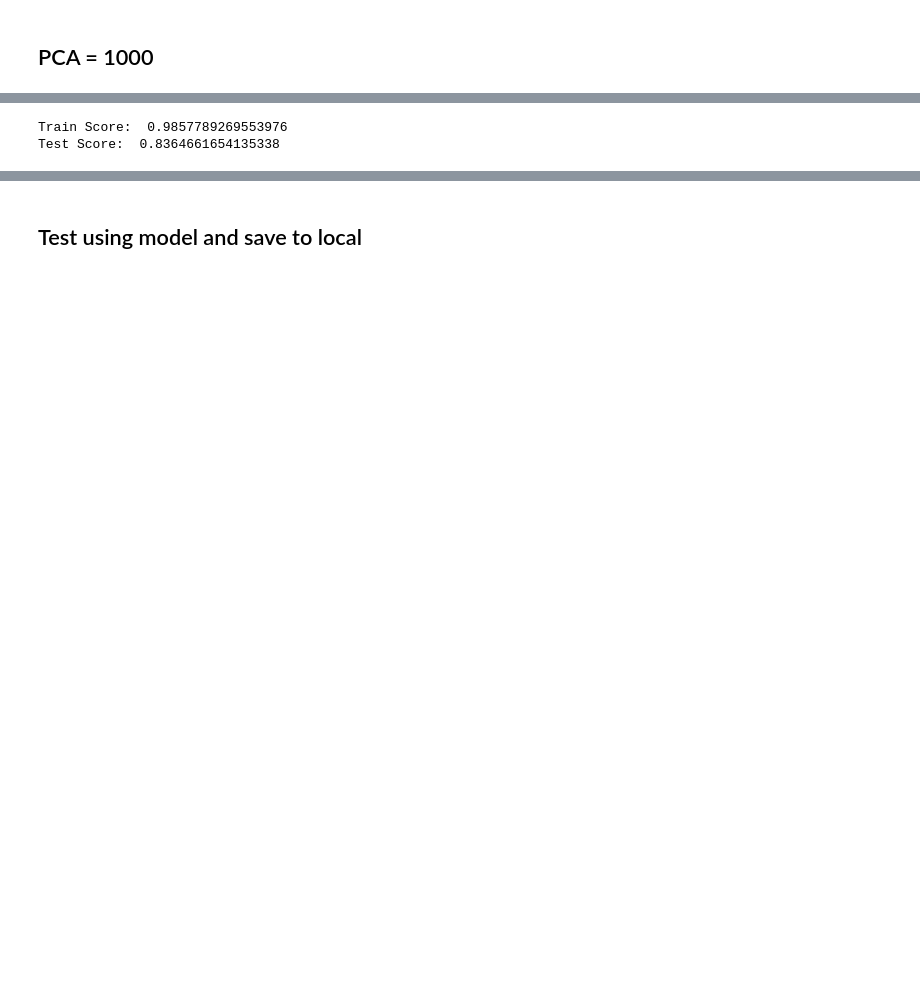
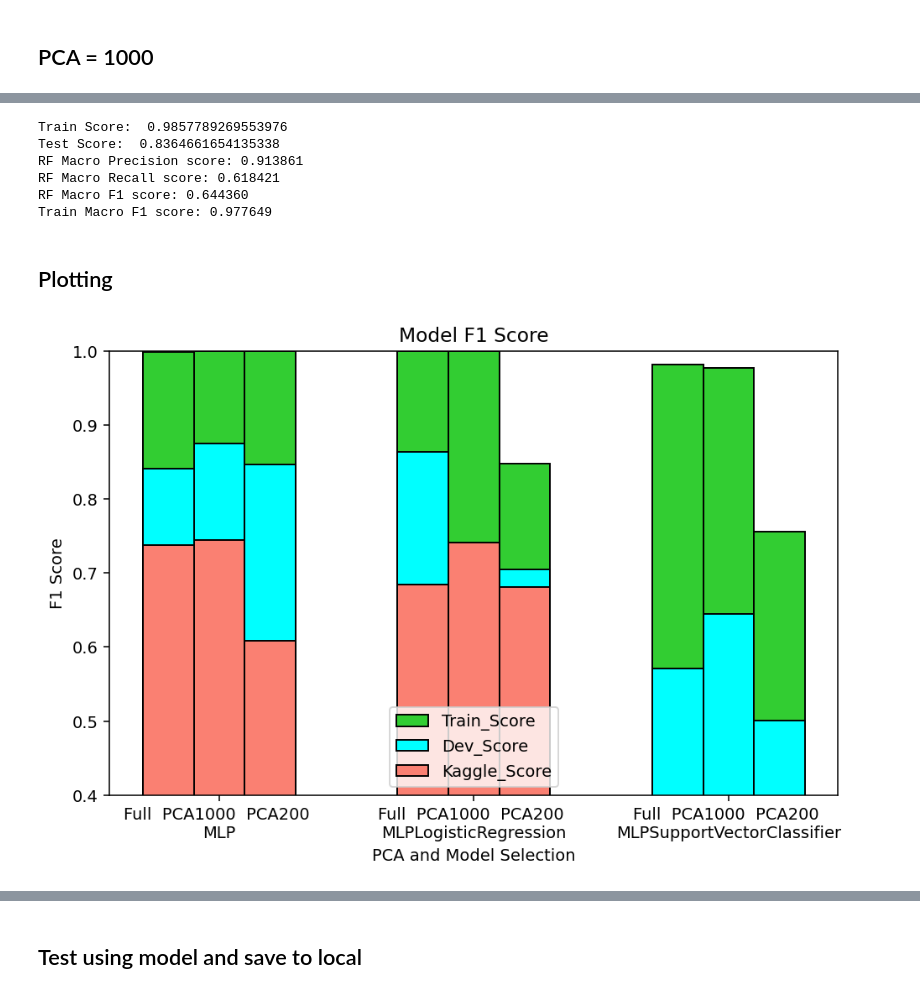
Before and after one commit to lich2000117/Fake-Tweets-Rumour-Detection, a Jupyter notebook: Analysis.ipynb, the cells around one changed output, grey strips where cells are left out. Saved outputs shown, nothing was run; the diff lists cells and outputs as text; code cells hidden in the pictures; blank space fills up the shorter version.

Commit message:
add plot module

```diff
--- a/Analysis.ipynb
+++ b/Analysis.ipynb
@@ -405,6 +551,77 @@ Train_Score = svm_clf.score(X_train_scaled_reduced_pca600, y_train) # X_train_sc
 Test_Score = svm_clf.score(X_dev_scaled_reduced_pca600, y_dev) # X_dev_scaled_reduced for PCA
 print("Train Score: ", Train_Score)
 print("Test Score: ", Test_Score)
+
+
+valid_pred = svm_clf.predict(X_dev_scaled_reduced_pca600)
+Y_valid = y_dev
+rf_precision = precision_score(Y_valid, valid_pred, average = "macro")
+print("RF Macro Precision score: %f " % rf_precision)
+rf_recall = recall_score(Y_valid, valid_pred, average = "macro")
+print("RF Macro Recall score: %f " % rf_recall)
+rf_f1 = f1_score(Y_valid, valid_pred, average = "macro")
+print("RF Macro F1 score: %f " % rf_f1)
+
+train_pred = svm_clf.predict(X_train_scaled_reduced_pca600)
+rf_f1 = f1_score(y_train, train_pred, average = "macro")
+print("Train Macro F1 score: %f " % rf_f1)
 # %% [output]
 Train Score:  0.9857789269553976
 Test Score:  0.8364661654135338
+RF Macro Precision score: 0.913861
+RF Macro Recall score: 0.618421
+RF Macro F1 score: 0.644360
+Train Macro F1 score: 0.977649
+# %% [markdown]
+## Plotting
+# %%
+
+import numpy as np
+import matplotlib.pyplot as plt
+plt.rcParams['figure.dpi'] = 140
+N = 3
+barWidth = 0.2
+
+fig = plt.subplots(figsize =(8, 5))
+
+# Full Attributes
+Train_Score = [0.999009, 1, 0.981802 ]
+Dev_Score = [0.840951, 0.863485, 0.570614 ]
+Kaggle_Score = [0.73809, 0.68421, 0]
+br1 = np.arange(len(Train_Score))
+p1 = plt.bar(br1, Train_Score, color='limegreen', width=barWidth,edgecolor='black')
+p2 = plt.bar(br1, Dev_Score, color='cyan', width=barWidth,  bottom=0,edgecolor='black')
+p3 = plt.bar(br1, Kaggle_Score, color='salmon', width=barWidth, bottom=0,edgecolor='black')
+
+# PCA=1000
+Train_Score = [ 1, 1, 0.977649 ]
+Dev_Score = [0.874801 , 0.704559 , 0.644360]
+Kaggle_Score = [0.74418, 0.74074, 0]
+br2 = [x + barWidth for x in br1]
+p1 = plt.bar(br2, Train_Score, color='limegreen', width=barWidth, edgecolor='black')
+p2 = plt.bar(br2, Dev_Score, color='cyan', width=barWidth, bottom=0,edgecolor='black')
+p3 = plt.bar(br2, Kaggle_Score, color='salmon', width=barWidth, bottom=0,edgecolor='black')
+
+# PCA=200
+Train_Score = [1, 0.848178 , 0.755559 ]
+Dev_Score = [0.846312 ,0.704559 , 0.501117 ]
+
+Kaggle_Score = [0.60869, 0.68131, 0]
+br3 = [x + barWidth for x in br2]
+p1 = plt.bar(br3, Train_Score, color='limegreen', width=barWidth,edgecolor='black')
+p2 = plt.bar(br3, Dev_Score, color='cyan', width=barWidth, bottom=0,edgecolor='black')
+p3 = plt.bar(br3, Kaggle_Score, color='salmon', width=barWidth, bottom=0,edgecolor='black')
+
+plt.ylabel('F1 Score')
+plt.xlabel("PCA and Model Selection")
+plt.title('Model F1 Score')
+
+
+plt.xticks(br2,
+        ['Full  PCA1000  PCA200 \nMLP', 'Full  PCA1000  PCA200 \nMLPLogisticRegression', 'Full  PCA1000  PCA200 \nMLPSupportVectorClassifier'], rotation=0)
+
+plt.legend((p1[0], p2[0], p3[0]), ('Train_Score', 'Dev_Score', 'Kaggle_Score'), loc='lower center')
+plt.ylim([0.4, 1])
+plt.show()
+# %% [output]
+[figure, added]
```
Also changed, not shown: parts of 15 cells of this notebook, 5 other files.
